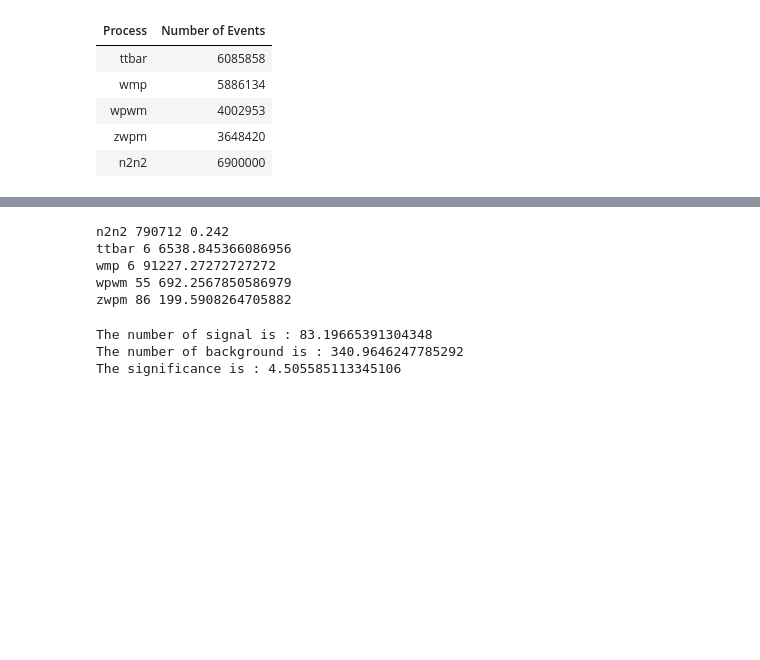
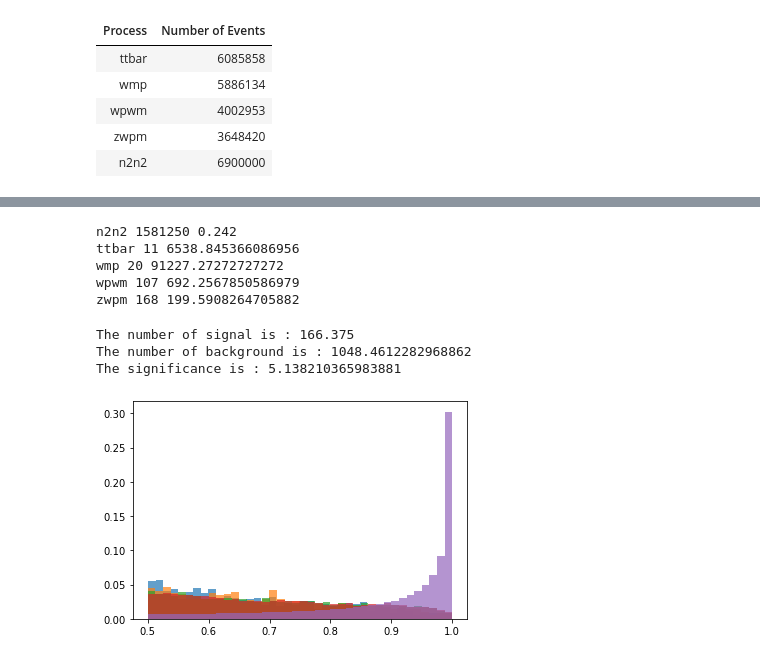
Before and after one commit to Blizzard57/neutrino-decay, a Jupyter notebook: codes/ml/testing.ipynb, the cells around one changed output, grey strips where cells are left out. Cells and saved outputs as stored; diff of their text form; code cells hidden in the pictures; blank space fills up the shorter version.

```diff
--- a/codes/ml/testing.ipynb
+++ b/codes/ml/testing.ipynb
@@ -153,5 +153,5 @@ dtset_test = dtset_test\
 # %%
 model = load_model('/home2/kalp_shah/neutrino/datasets/model/dnn_new_sig')
 # %%
-tot_pred = model.predict(dtset_test.T[:-2].T,batch_size = 4096,verbose=True)
+tot_pred = model.predict(dtset.T[:-2].T,batch_size = 4096,verbose=True)
 # %% [output]
@@ -159,5 +159,5 @@ tot_pred = model.predict(dtset_test.T[:-2].T,batch_size = 4096,verbose=True)
 # %%
-pred_set = dtset_test.copy()
+pred_set = dtset.copy()
 pred_set['pred'] = tot_pred
 # %%
 prob_sig = 0.98
@@ -185,16 +185,23 @@ for i in range(len(files)-1):
     nb += cs_corr[files[i]]*(len(pred_set[pred_set['pred'] >= prob_sig][pred_set['tag'] == 0][pred_set['type'] == i])/((total_events[i])))*L
     print(files[i],len(pred_set[pred_set['pred'] >= prob_sig][pred_set['tag'] == 0][pred_set['type'] == i]),cs_corr[files[i]])
 # %% [output]
-n2n2 790712 0.242
-ttbar 6 6538.845366086956
-wmp 6 91227.27272727272
-wpwm 55 692.2567850586979
-zwpm 86 199.5908264705882
+n2n2 1581250 0.242
+ttbar 11 6538.845366086956
+wmp 20 91227.27272727272
+wpwm 107 692.2567850586979
+zwpm 168 199.5908264705882
 # %%
 print('The number of signal is :', ns)
 print('The number of background is :', nb)
 print('The significance is :',ns/np.sqrt(nb))
 # %% [output]
-The number of signal is : 83.19665391304348
-The number of background is : 340.9646247785292
-The significance is : 4.505585113345106
+The number of signal is : 166.375
+The number of background is : 1048.4612282968862
+The significance is : 5.138210365983881
+# %%
+for i in range(len(files)):
+    data = pred_set[pred_set["type"] == i][pred_set["pred"]>=0.5]["pred"].values
+    plt.hist(data,alpha=0.7,bins=40,weights=np.ones_like(data)/len(data))
+plt.show()
+# %% [output]
+[figure, added]
```
Also changed, not shown: parts of 4 cells of this notebook, 18 other files.
